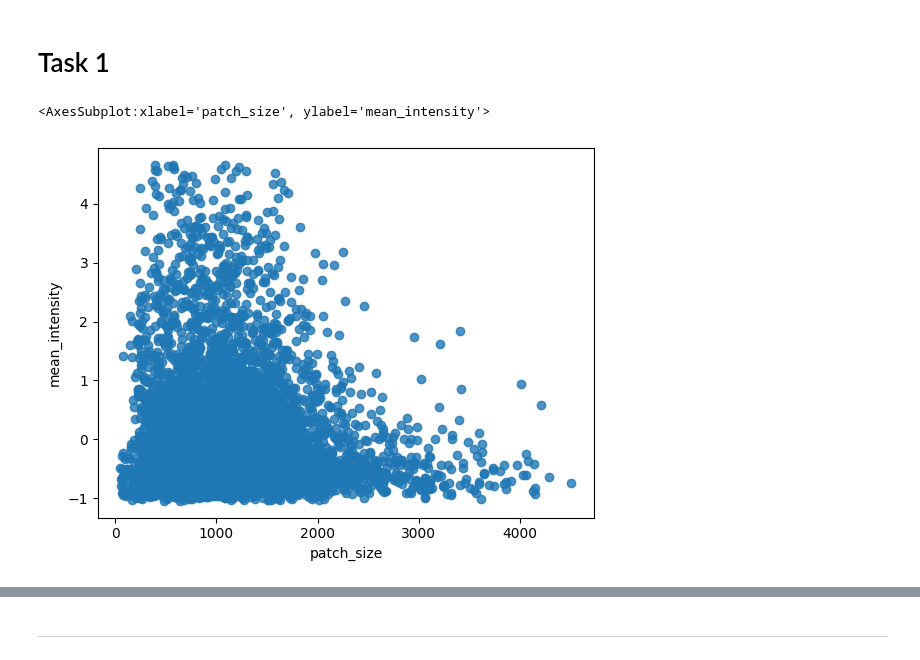
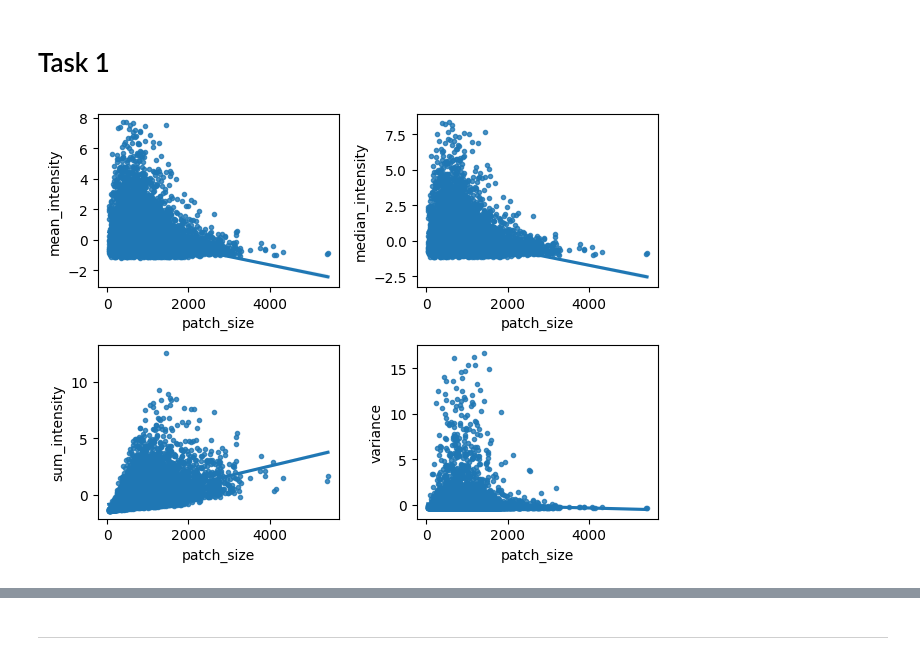
Before and after one commit to CS-433/ml-project-2-transcripted_cherry, a Jupyter notebook: Jupyter notebooks/classification.ipynb, the cells around one changed output, grey strips where cells are left out. Saved outputs shown, nothing was run; the diff lists cells and outputs as text; code cells hidden in the pictures.

Commit message:
imported colab notebook

```diff
--- a/Jupyter notebooks/classification.ipynb
+++ b/Jupyter notebooks/classification.ipynb
@@ -504,0 +479,28 @@ ypet_intensity.head()
+# %%
+#Data importation (in case doesn't want to run above cells)
+# Import modules
+import numpy as np
+import time, os, sys, random
+from urllib.parse import urlparse
+import skimage.io
+import matplotlib.pyplot as plt
+import matplotlib as mpl
+from cellpose import models
+from cellpose.io import imread
+from cellpose import plot
+from skimage.util import img_as_ubyte
+import pandas as pd
+from skimage.measure import label, regionprops
+from skimage.measure import label, regionprops
+from skimage import measure
+import scipy
+from scipy import ndimage as ndi
+import cv2
+from skimage.morphology import square, dilation
+from sklearn.cluster import KMeans, DBSCAN
+# https://stackoverflow.com/questions/19970764/making-feature-vector-from-gabor-filters-for-classification
+# https://stackoverflow.com/questions/20608458/gabor-feature-extraction
+
+ypet_intensity = pd.read_csv("../Features/TF1_C2.csv")
+ypet_intensity['Circularity'] = (4*np.pi*ypet_intensity['patch_size'])/(ypet_intensity['Perimeter']**2)
+ypet_intensity.head()
@@ -513,7 +523,7 @@ To adapt is the columns where we want to change the outliers
 columns_outliers = ['mean_intensity']
 remove_outliers = ypet_intensity.copy()
 
-def outlier_removal(without_outliers, outlier_range = 5):
+def outlier_removal(without_outliers, outlier_range = 10):
     columns_outliers= ['mean_intensity','patch_size']
     # Use a for loop to iterate over the columns of the dataframe
     for col in columns_outliers:
@@ -741,10 +733,19 @@ mse_test_lm = mean_squared_error(df_test_y,y_test_pred_lm)
 y_test_pred_ridge = model_ridge.predict(x_poly_test_df)
 mse_test_ridge = mean_squared_error(df_test_y,y_test_pred_ridge)
 # %%
-sns.regplot(x="patch_size", y="mean_intensity", data=ypet_intensity_processed, fit_reg=False)
+plt.figure()
+plt.subplot(221)
+sns.regplot(x="patch_size", y="mean_intensity", data=ypet_intensity_processed,marker = '.', fit_reg=True)
+plt.subplot(222)
+sns.regplot(x="patch_size", y="median_intensity", data=ypet_intensity_processed,marker = '.', fit_reg=True)
+plt.subplot(223)
+sns.regplot(x="patch_size", y="sum_intensity", data=ypet_intensity_processed,marker = '.', fit_reg=True)
+plt.subplot(224)
+sns.regplot(x="patch_size", y="variance", data=ypet_intensity_processed,marker = '.', fit_reg=True)
+plt.tight_layout()
+plt.show()
 # %% [output]
-<AxesSubplot:xlabel='patch_size', ylabel='mean_intensity'>
-[figure, old version]
+[figure, new version]
 # %%
 #show predicted things
 plt.plot(df_train_y,df_train_x, 'ro')
```
Also changed, not shown: parts of 29 cells of this notebook, 4 other files.
